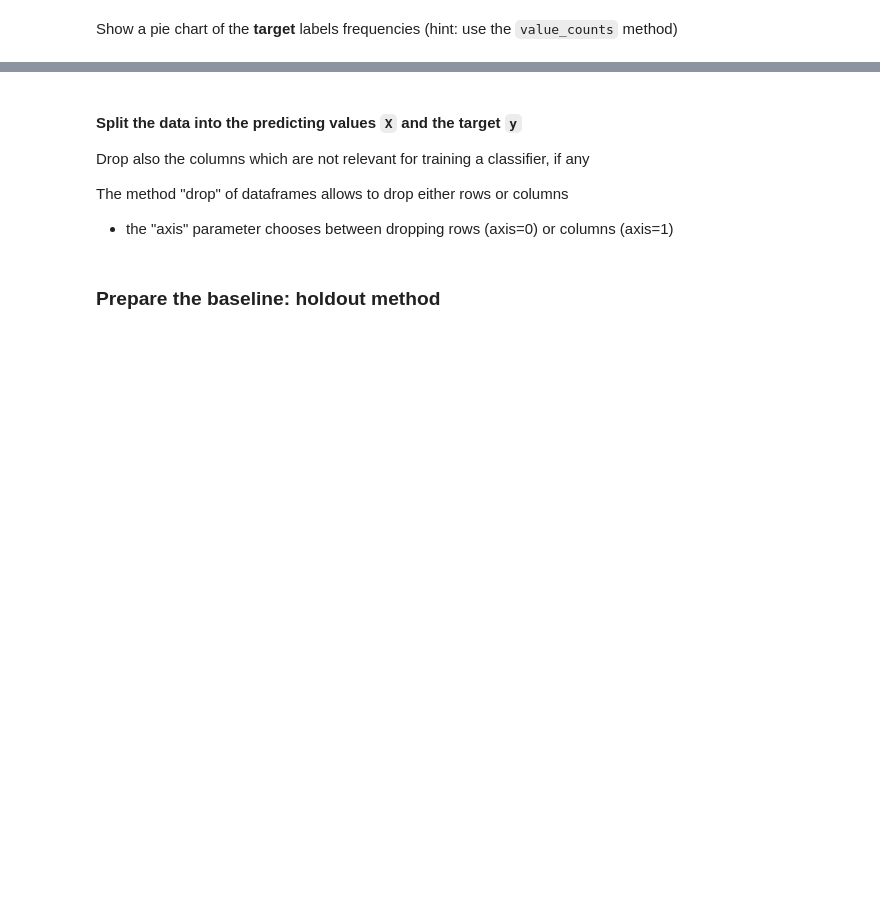
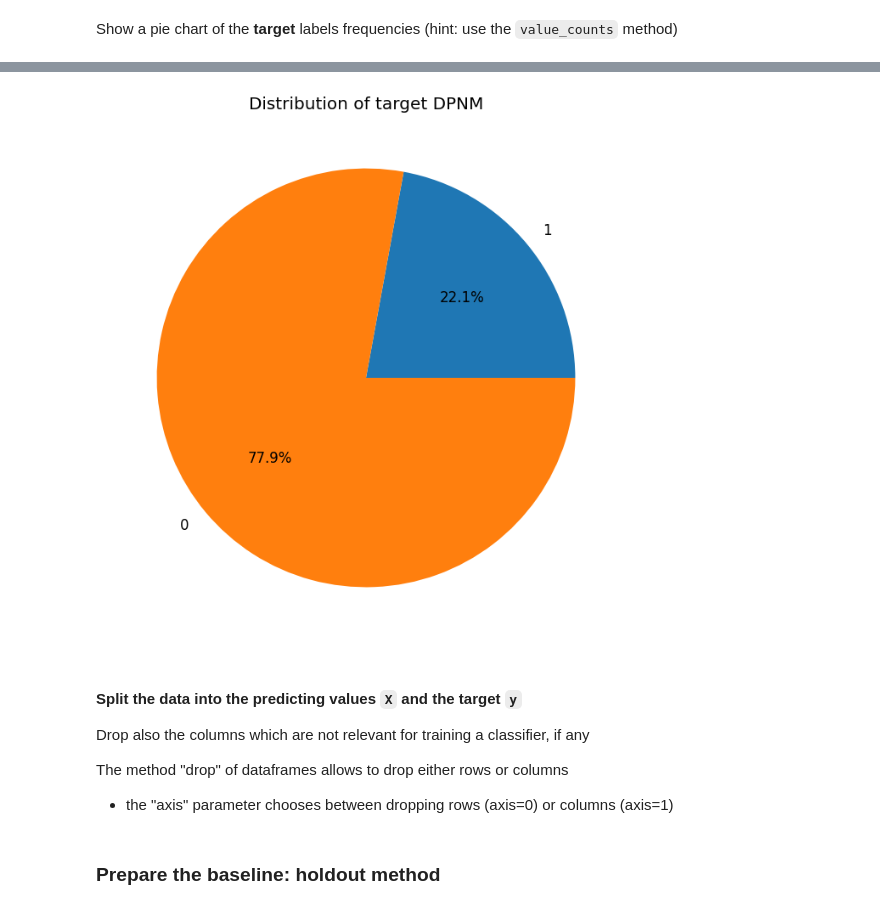
Before and after one commit to FabioC-alt/DataMiningStudyRepo, a Jupyter notebook: Practice/Lab3_ModelSelection/lab3b-class-dt-grid-search-cv_nocode.ipynb, the cells around one changed output, grey strips where cells are left out. Saved outputs shown, nothing was run; the diff lists cells and outputs as text; code cells hidden in the pictures; blank space fills up the shorter version.

```diff
--- a/Practice/Lab3_ModelSelection/lab3b-class-dt-grid-search-cv_nocode.ipynb
+++ b/Practice/Lab3_ModelSelection/lab3b-class-dt-grid-search-cv_nocode.ipynb
@@ -183,3 +156,15 @@ Show a pie chart of the __target__ labels frequencies (hint: use the `value_coun
+# %%
+
+
+df["default payment next month"].value_counts(sort=False).plot(
+                        kind='pie'
+                        , autopct='%1.1f%%'
+                        , title="Distribution of target {}".format(target)
+                        , ylabel=''
+                        , figsize=(8,8)
+                        );
+# %% [output]
+[figure, added]
 # %% [markdown]
 #### Split the data into the __predicting values__ `X` and the __target__ `y`
 Drop also the columns which are not relevant for training a classifier, if any
```
Also changed, not shown: parts of 17 cells of this notebook, 1 other file.
